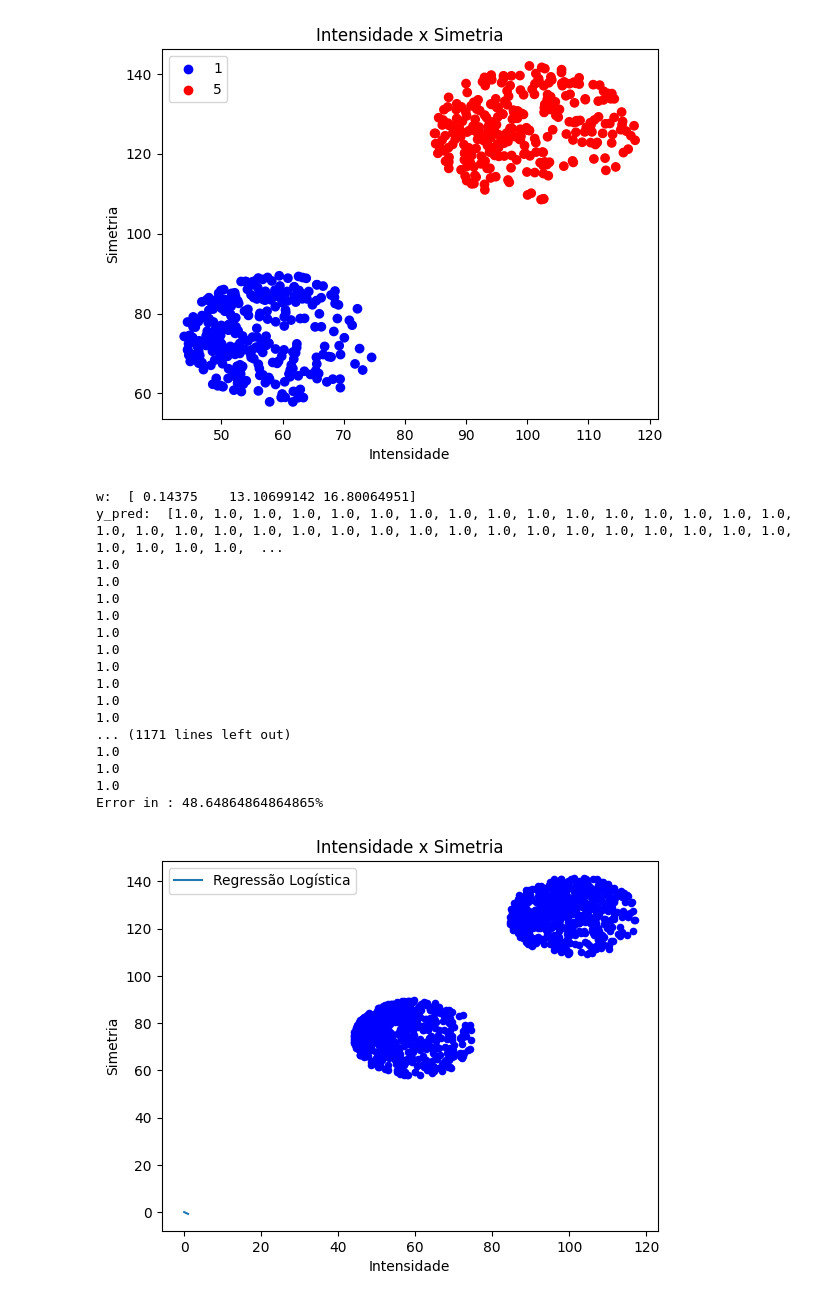
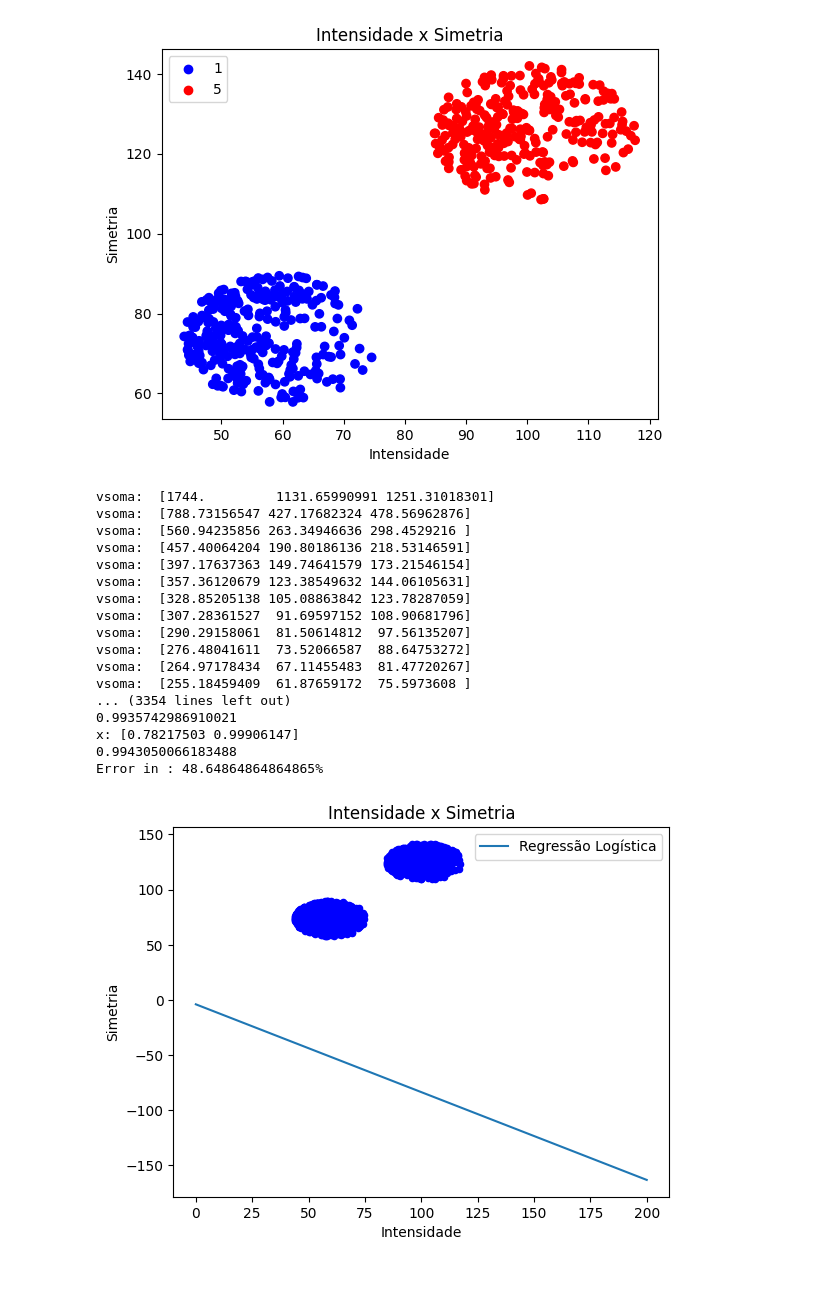
Before and after one commit to HodricVieira/Reconhecimento-de-digitos-ML-2023.2, a Jupyter notebook: digitos_1_5.ipynb, the cells around one changed output. Drawn from its saved outputs; the diff is of its cells as text; code cells hidden in the pictures.

```diff
--- a/digitos_1_5.ipynb
+++ b/digitos_1_5.ipynb
@@ -115,54 +122,56 @@ plt.show()
 classificador = RegressaoLogistica()
 # Transformando os dados X e Y em numpy arrays
 X = dataframe_treino[['intensidade', 'simetria']].to_numpy()
+X_teste = dataframe_teste[['intensidade', 'simetria']].to_numpy()
 y = dataframe_treino['label'].to_numpy()
+y_teste = dataframe_teste['label'].to_numpy()
 classificador.fit(X, y)
 y_pred = classificador.predict_prob(X)
-print("y_pred: ", y_pred)
+#print("y_pred: ", y_pred)
 
 # Plotando a reta gerada pela regressao logistica
-x = np.linspace(0, 1, 100)
+x = np.linspace(0, 200, 1000)
 y_plot = classificador.getRegressionY(x)
 plt.plot(x, y_plot, label='Regressão Logística')
 plt.xlabel('Intensidade')
 plt.ylabel('Simetria')
 plt.title('Intensidade x Simetria')
 plt.legend()
 
 #plota os pontos classificados pela RL com bolinha azul(+) e vermelha(-)
 xP = [X[i][0] for i in range(X.shape[0]) if(y_pred[i] >= 0.5)]
 yP = [X[i][1] for i in range(X.shape[0]) if(y_pred[i] >= 0.5)]
 xN = [X[i][0] for i in range(X.shape[0]) if(y_pred[i] < 0.5)]
 yN = [X[i][1] for i in range(X.shape[0]) if(y_pred[i] < 0.5)]
 
 plt.scatter(xP, yP, color='blue', marker='o', s=20)
 plt.scatter(xN, yN, color='red', marker='o', s=20)
 
 #Computando o erro dentro da amostra (Ein)
 pred = classificador.predict(X)
 #print("Pred: ", pred)
 errorIN = 0
 for pn, yn in zip(pred, y):
   if(pn != yn):
     errorIN += 1
 
 print("Error in : " + str(errorIN/X.shape[0] * 100) + "%")
 # %% [output]
-w:  [ 0.14375    13.10699142 16.80064951]
-y_pred:  [1.0, 1.0, 1.0, 1.0, 1.0, 1.0, 1.0, 1.0, 1.0, 1.0, 1.0, 1.0, 1.0, 1.0, 1.0, 1.0, 1.0, 1.0, 1.0, 1.0, 1.0, 1.0, 1.0, 1.0, 1.0, 1.0, 1.0, 1.0, 1.0, 1.0, 1.0, 1.0, 1.0, 1.0, 1.0, 1.0, 1.0, 1.0,  ...
-1.0
-1.0
-1.0
-1.0
-1.0
-1.0
-1.0
-1.0
-1.0
-1.0
-... (1171 lines left out)
-1.0
-1.0
-1.0
+vsoma:  [1744.         1131.65990991 1251.31018301]
+vsoma:  [788.73156547 427.17682324 478.56962876]
+vsoma:  [560.94235856 263.34946636 298.4529216 ]
+vsoma:  [457.40064204 190.80186136 218.53146591]
+vsoma:  [397.17637363 149.74641579 173.21546154]
+vsoma:  [357.36120679 123.38549632 144.06105631]
+vsoma:  [328.85205138 105.08863842 123.78287059]
+vsoma:  [307.28361527  91.69597152 108.90681796]
+vsoma:  [290.29158061  81.50614812  97.56135207]
+vsoma:  [276.48041611  73.52066587  88.64753272]
+vsoma:  [264.97178434  67.11455483  81.47720267]
+vsoma:  [255.18459409  61.87659172  75.5973608 ]
+... (3354 lines left out)
+0.9935742986910021
+x: [0.78217503 0.99906147]
+0.9943050066183488
 Error in : 48.64864864864865%
-[figure, old version]
+[figure, new version]
```
Also changed, not shown: parts of 5 cells of this notebook.
